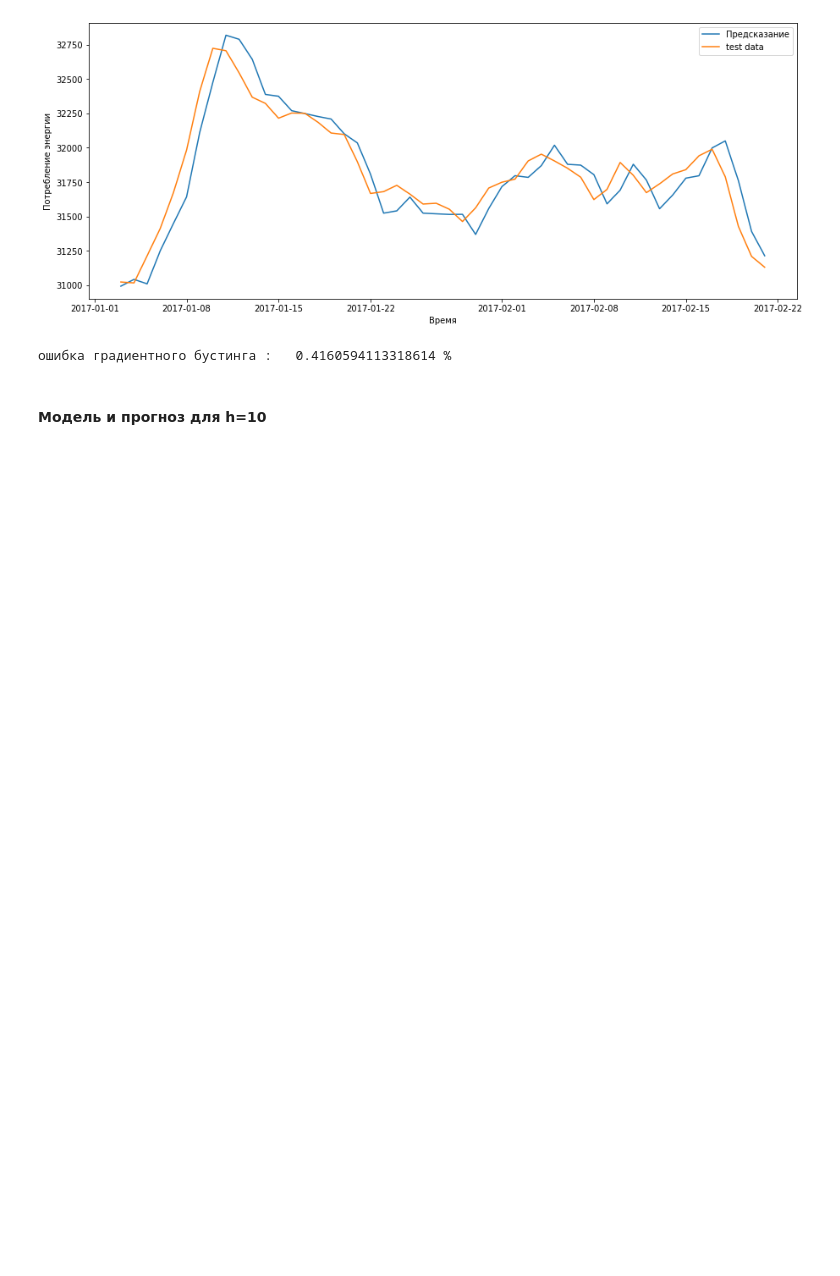
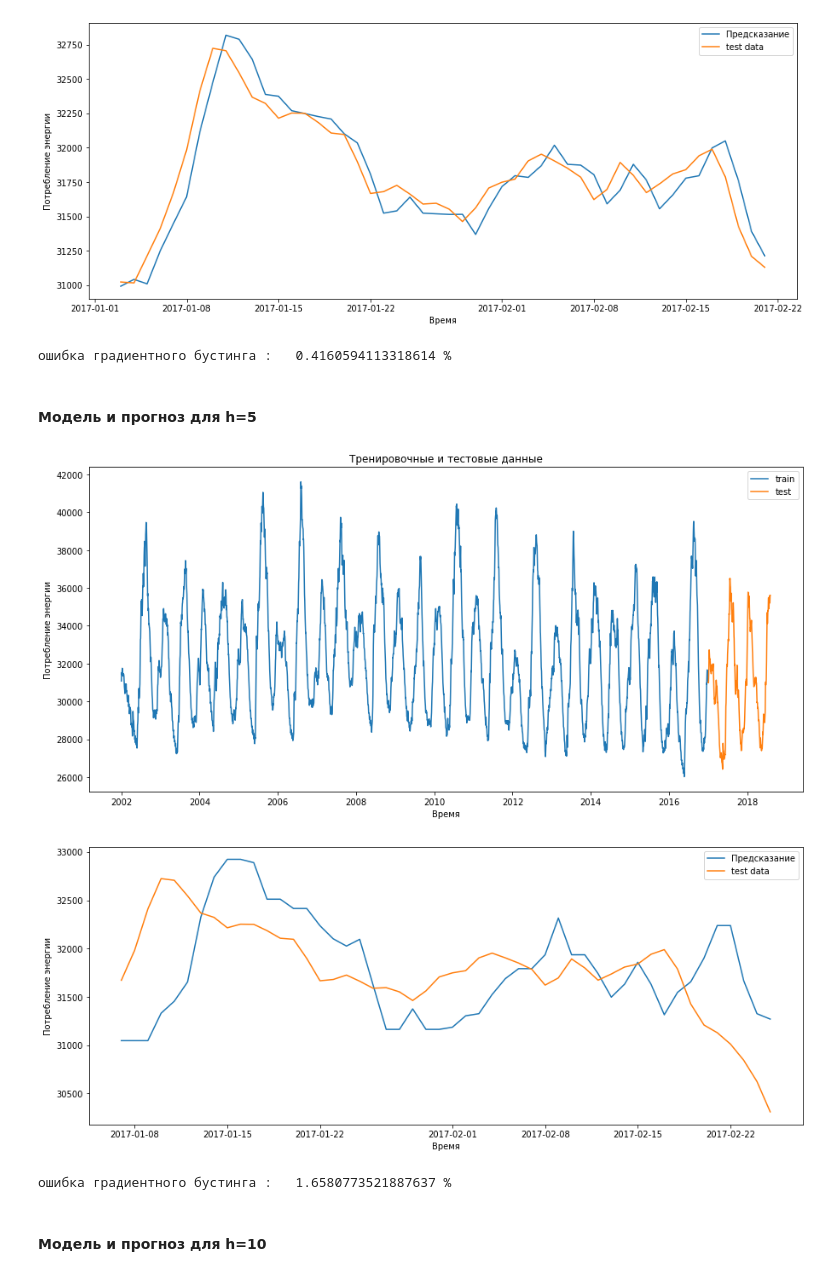
Before and after one commit to fogugy/gb_ml_bysiness, a Jupyter notebook: hw2.ipynb, the cells around one changed output. Cells and saved outputs as stored; diff of their text form; code cells hidden in the pictures; blank space fills up the shorter version.

```diff
--- a/hw2.ipynb
+++ b/hw2.ipynb
@@ -163,6 +163,14 @@ model_and_prediction()
 [figure]
 [figure]
 ошибка градиентного бустинга :   0.4160594113318614 %
+# %% [markdown]
+#### Модель и прогноз для h=5
+# %%
+model_and_prediction(5)
+# %% [output]
+[figure, added]
+[figure, added]
+ошибка градиентного бустинга :   1.6580773521887637 %
 # %% [markdown]
 #### Модель и прогноз для h=10
 # %%
```
